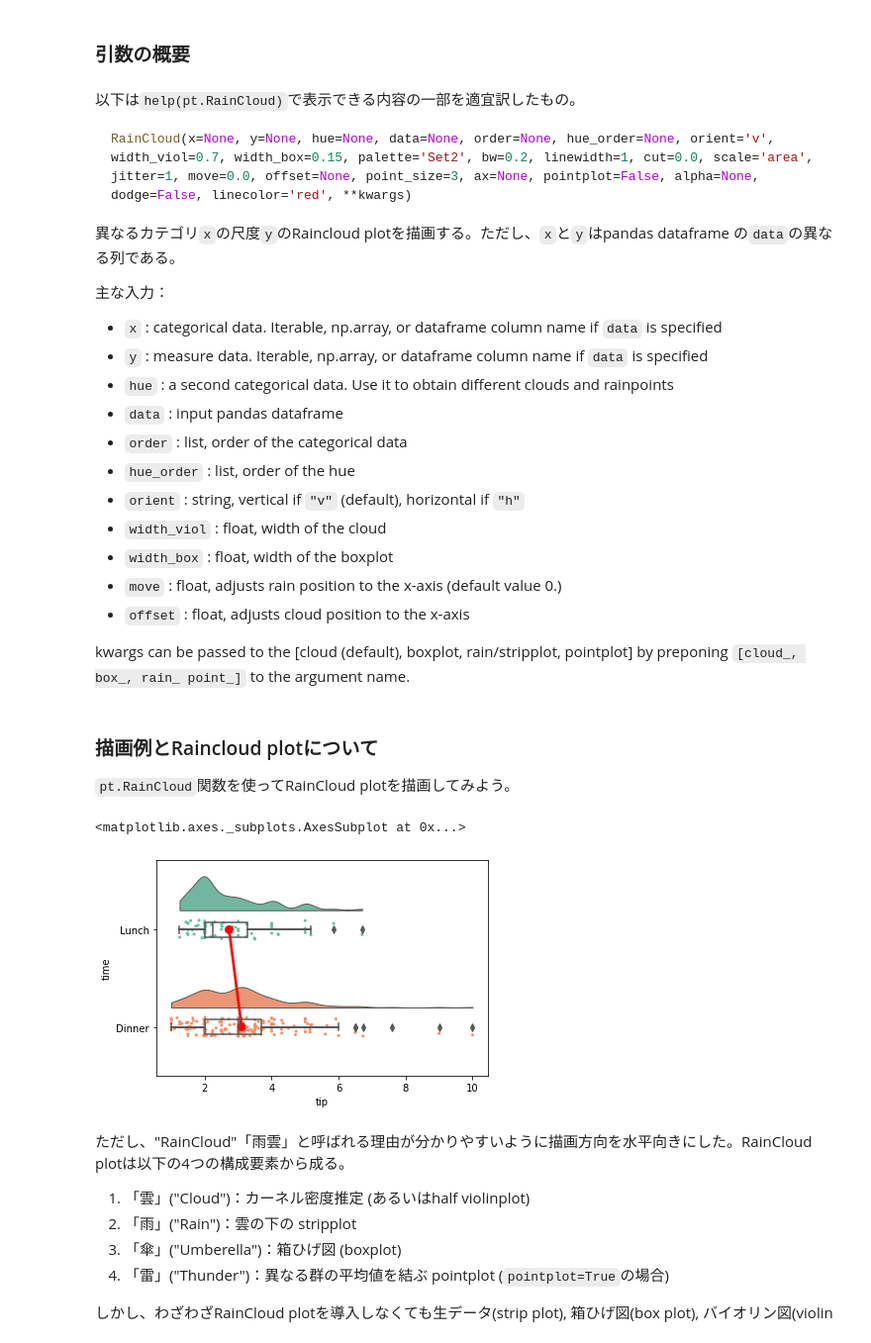
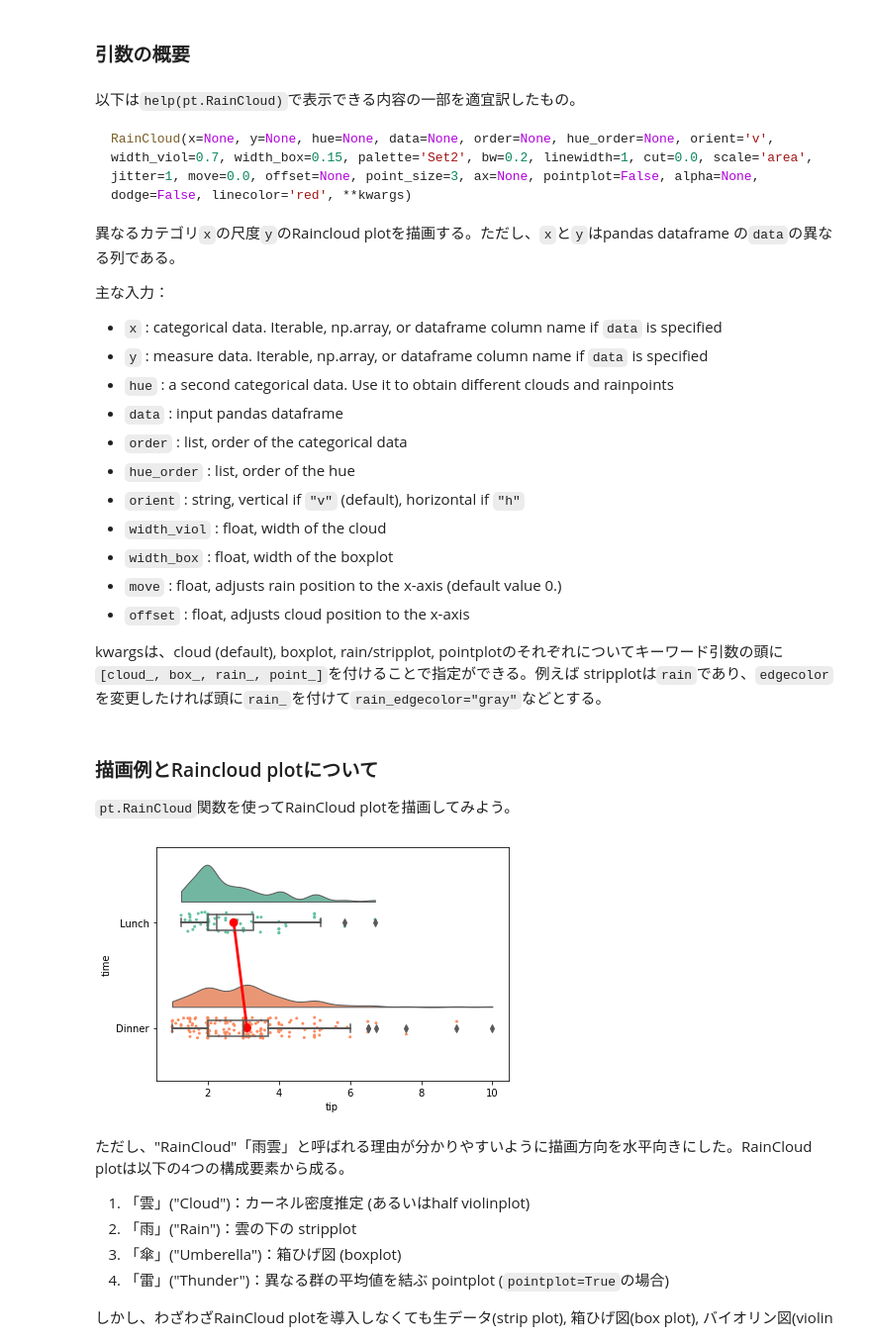
Before and after one commit to oumpy/hp_management, a Jupyter notebook: content/articles/2020sy/blog/ptitprince_tutorial.ipynb, the cells around one changed output. Shown at 99% size. Saved outputs shown, nothing was run; the diff lists cells and outputs as text; code cells hidden in the pictures.

```diff
--- a/content/articles/2020sy/blog/ptitprince_tutorial.ipynb
+++ b/content/articles/2020sy/blog/ptitprince_tutorial.ipynb
@@ -70,15 +69,15 @@ RainCloud(x=None, y=None, hue=None, data=None, order=None, hue_order=None, orien
 - `move` : float, adjusts rain position to the x-axis (default value 0.)
 - `offset` : float, adjusts cloud position to the x-axis
 
-kwargs can be passed to the [cloud (default), boxplot, rain/stripplot, pointplot] by preponing `[cloud_, box_, rain_ point_]` to the argument name.
+kwargsは、cloud (default), boxplot, rain/stripplot, pointplotのそれぞれについてキーワード引数の頭に `[cloud_, box_, rain_, point_]`を付けることで指定ができる。例えば stripplotは`rain`であり、`edgecolor`を変更したければ頭に`rain_`を付けて`rain_edgecolor="gray"`などとする。
 # %% [markdown]
 ### 描画例とRaincloud plotについて
 `pt.RainCloud`関数を使ってRainCloud plotを描画してみよう。
 # %%
 pt.RainCloud(x="time", y="tip", data=tips, orient="h", pointplot=True)
+plt.tight_layout()
 # %% [output]
-<matplotlib.axes._subplots.AxesSubplot at 0x...>
-[figure, old version]
+[figure, new version]
 # %% [markdown]
 ただし、"RainCloud"「雨雲」と呼ばれる理由が分かりやすいように描画方向を水平向きにした。RainCloud plotは以下の4つの構成要素から成る。
 
```
Also changed, not shown: parts of 19 cells of this notebook.
